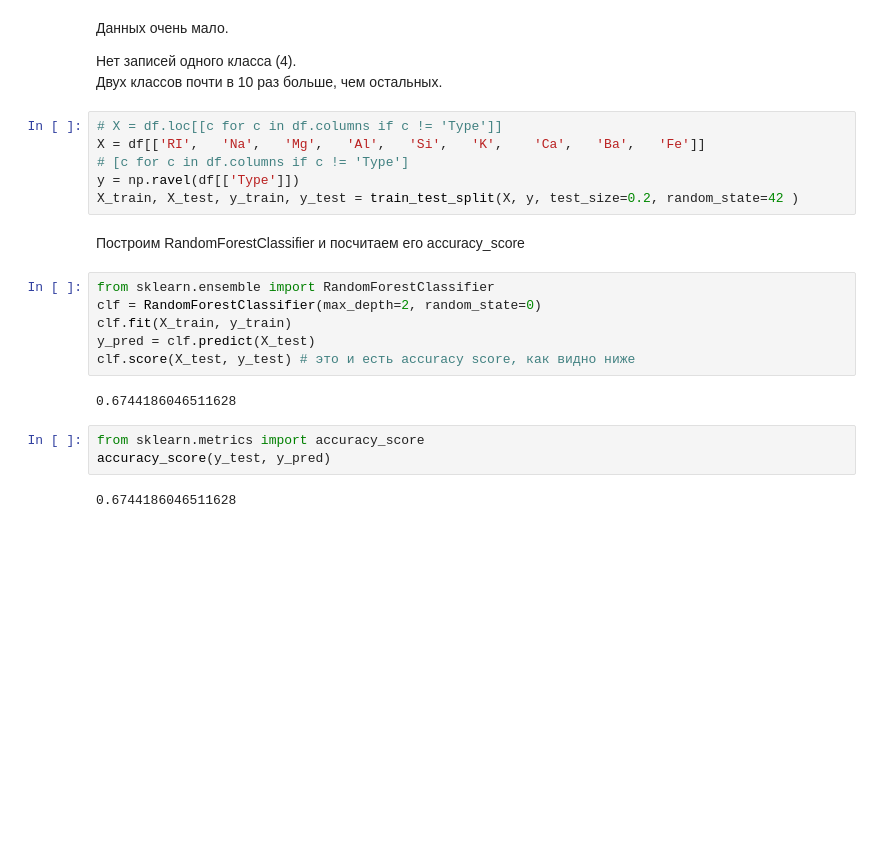
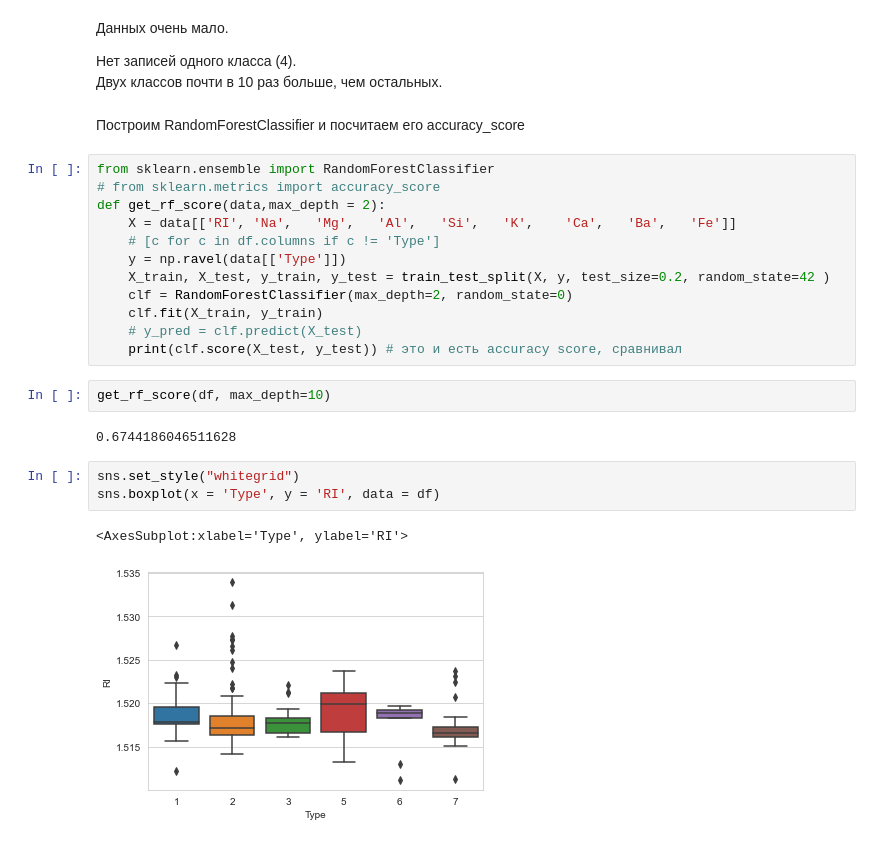
Before and after one commit to sergeimoiseev/neuro, a Jupyter notebook: feml-11-hw-07-outliers/task07.ipynb, the cells around one changed output. Saved outputs shown, nothing was run; the diff lists cells and outputs as text; blank space fills up the shorter version.

```diff
--- a/feml-11-hw-07-outliers/task07.ipynb
+++ b/feml-11-hw-07-outliers/task07.ipynb
@@ -26,24 +26,27 @@ df.loc[df.Type==4]
 
 Нет записей одного класса (4).
 Двух классов почти в 10 раз больше, чем остальных.
-# %%
-# X = df.loc[[c for c in df.columns if c != 'Type']]
-X = df[['RI',	'Na',	'Mg',	'Al',	'Si',	'K',	'Ca',	'Ba',	'Fe']]
-# [c for c in df.columns if c != 'Type']
-y = np.ravel(df[['Type']])
-X_train, X_test, y_train, y_test = train_test_split(X, y, test_size=0.2, random_state=42 )
 # %% [markdown]
 Построим RandomForestClassifier и посчитаем его accuracy_score
 # %%
 from sklearn.ensemble import RandomForestClassifier
-clf = RandomForestClassifier(max_depth=2, random_state=0)
-clf.fit(X_train, y_train)
-y_pred = clf.predict(X_test)
-clf.score(X_test, y_test) # это и есть accuracy score, как видно ниже
+# from sklearn.metrics import accuracy_score
+def get_rf_score(data,max_depth = 2):
+    X = data[['RI',	'Na',	'Mg',	'Al',	'Si',	'K',	'Ca',	'Ba',	'Fe']]
+    # [c for c in df.columns if c != 'Type']
+    y = np.ravel(data[['Type']])
+    X_train, X_test, y_train, y_test = train_test_split(X, y, test_size=0.2, random_state=42 )
+    clf = RandomForestClassifier(max_depth=2, random_state=0)
+    clf.fit(X_train, y_train)
+    # y_pred = clf.predict(X_test)
+    print(clf.score(X_test, y_test)) # это и есть accuracy score, сравнивал
-# %% [output]
-0.6744186046511628
-# %%
-from sklearn.metrics import accuracy_score
-accuracy_score(y_test, y_pred)
-# %% [output]
-0.6744186046511628
+# %%
+get_rf_score(df, max_depth=10)
+# %% [output]
+0.6744186046511628
+# %%
+sns.set_style("whitegrid")
+sns.boxplot(x = 'Type', y = 'RI', data = df)
+# %% [output]
+<AxesSubplot:xlabel='Type', ylabel='RI'>
+[figure, added]
```
Also changed, not shown: parts of 14 cells of this notebook.
